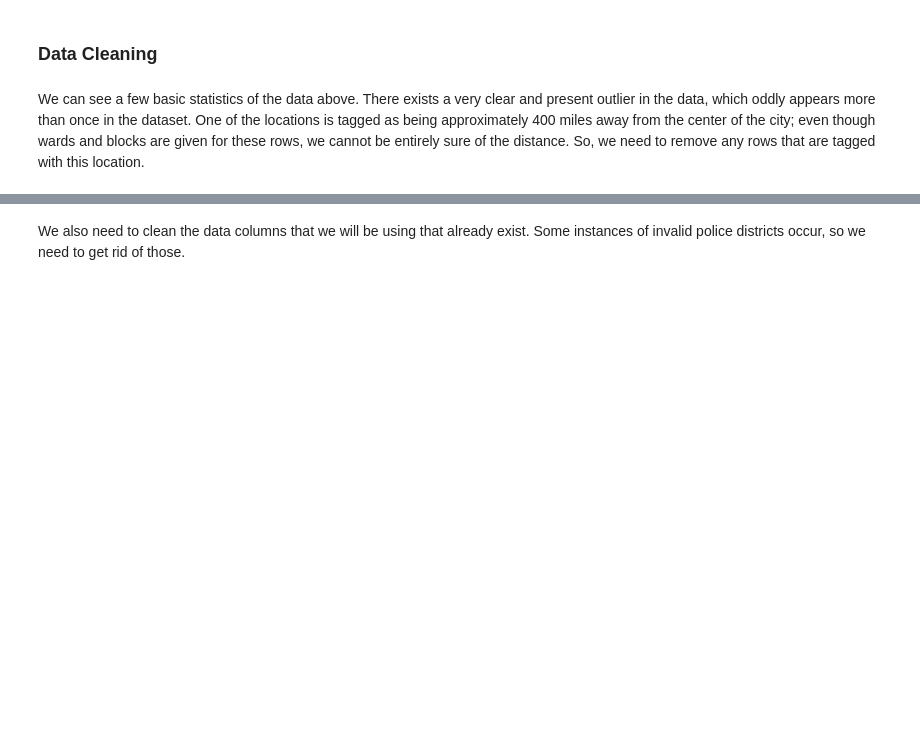
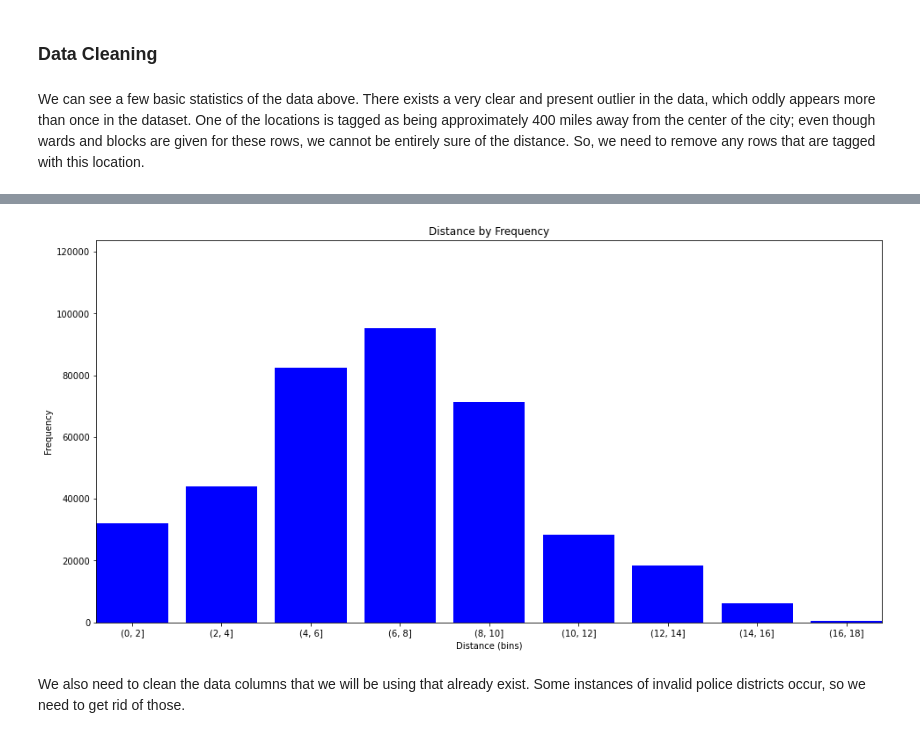
Before and after one commit to esschillinger/CS-551-Final, a Jupyter notebook: final.ipynb, the cells around one changed output, grey strips where cells are left out. Saved outputs shown, nothing was run; the diff lists cells and outputs as text; code cells hidden in the pictures; blank space fills up the shorter version.

```diff
--- a/final.ipynb
+++ b/final.ipynb
@@ -62,3 +62,7 @@ We can see a few basic statistics of the data above. There exists a very clear a
 df = df.drop(df.index[df[col] > 50])
 distance = distance.drop(distance.index[distance[col] > 50])
 df = df[df[col].notna()]
+# %%
+bins = [i * 2 for i in range(10)]
+groups = df.groupby(pd.cut(df['Distance to City Center'], bins=bins)).size()
+groups
@@ -65,3 +81,16 @@ df = df[df[col].notna()]
+# %%
+plt.subplots(figsize=(16, 8))
+
+
+plt.bar(["(" + str(bins[i]) + ", " + str(bins[i + 1]) + "]" for i in range(len(bins) - 1)], groups, color="blue")
+
+plt.title("Distance by Frequency")
+plt.xlabel("Distance (bins)")
+plt.ylabel("Frequency")
+plt.margins(0, 0.3)
+plt.show()
+# %% [output]
+[figure, added]
 # %%
 drop_columns = ['ID', 'Case Number', 'Block', 'IUCR', 'Description', 'Beat', 'Ward', 'Community Area', 'FBI Code', \
                 'X Coordinate', 'Y Coordinate', 'Updated On', 'Latitude', 'Longitude', 'Location', 'Year', 'District']
```
Also changed, not shown: parts of 11 cells of this notebook.
